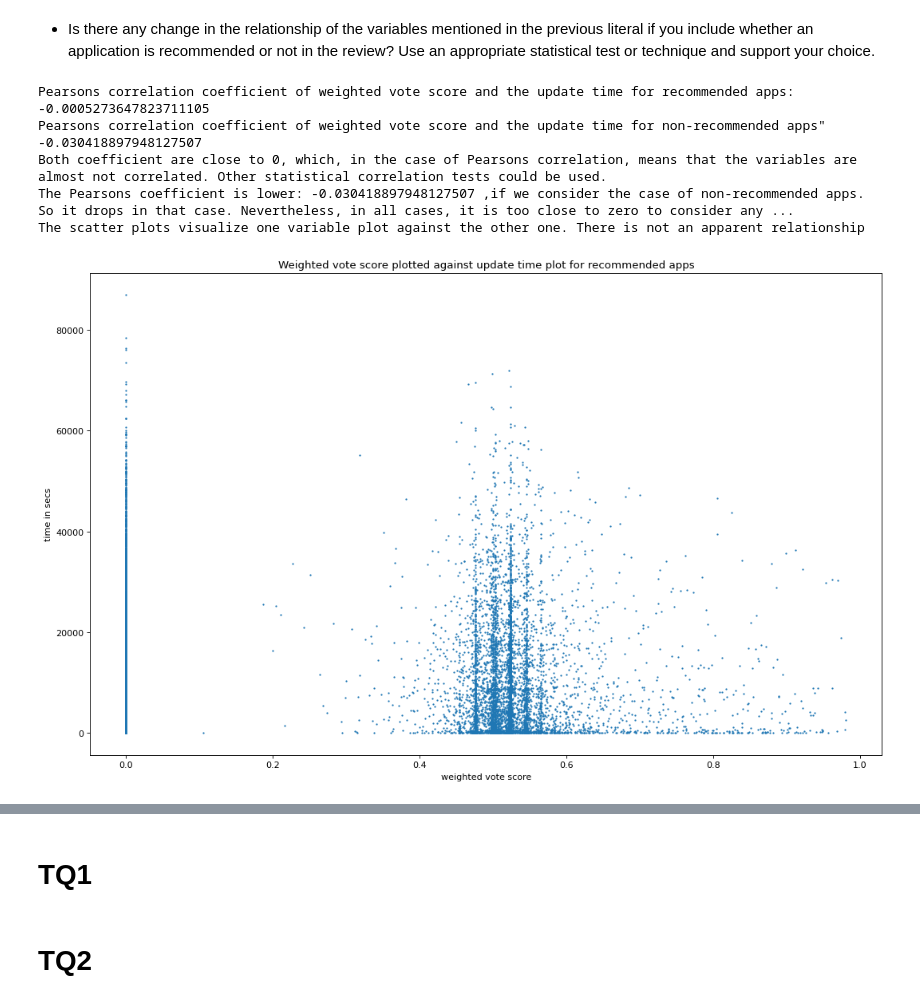
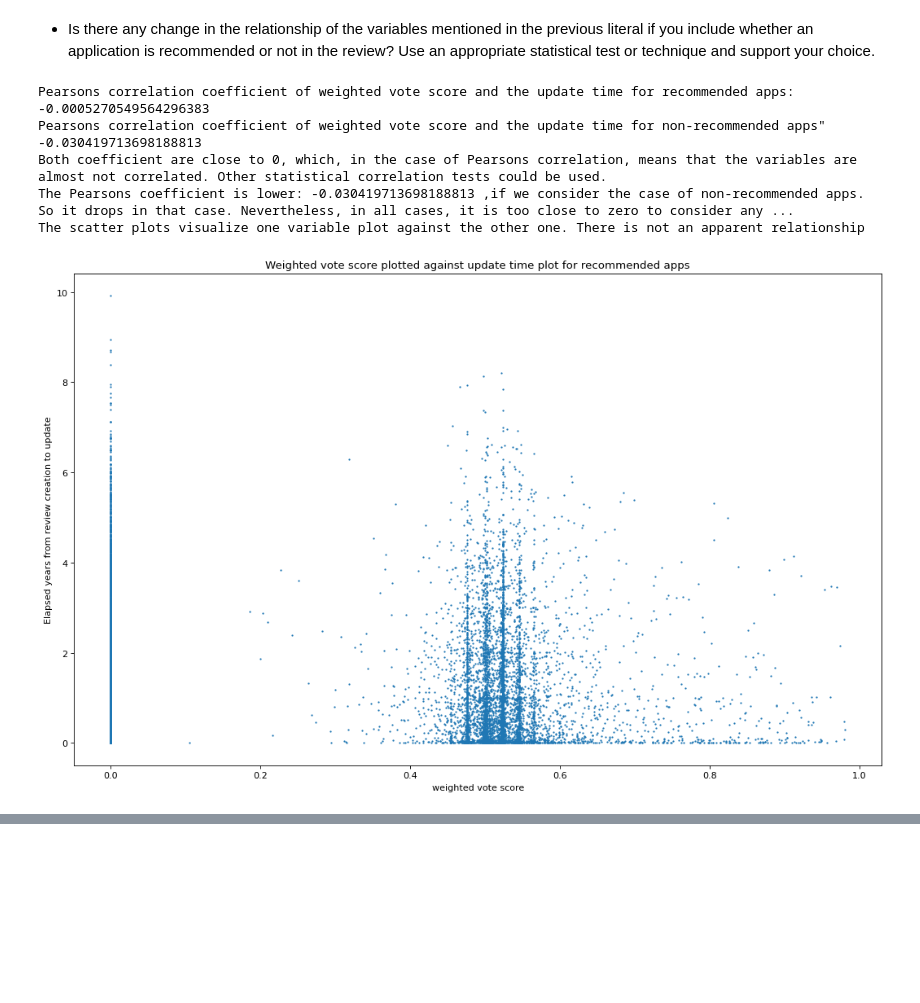
Before and after one commit to pepi99/adm-hw2, a Jupyter notebook: main.ipynb, the cells around one changed output, grey strips where cells are left out. Saved outputs shown, nothing was run; the diff lists cells and outputs as text; code cells hidden in the pictures; blank space fills up the shorter version.

```diff
--- a/main.ipynb
+++ b/main.ipynb
@@ -342,43 +348,45 @@ This coefficient is really close to 0, which means there is no evident correlati
 # %% [markdown]
 - Is there any change in the relationship of the variables mentioned in the previous literal if you include whether an application is recommended or not in the review? Use an appropriate statistical test or technique and support your choice.
 # %%
-nonzero_updates_p = valid_updates[valid_updates['recommended'] == True]
-nonzero_updates_n = valid_updates[valid_updates['recommended'] == False]
+updates_p = valid_updates[valid_updates['recommended'] == True]
+updates_n = valid_updates[valid_updates['recommended'] == False]
 
-x1 = (nonzero_updates_p['timestamp_updated'] - nonzero_updates_p['timestamp_created']).apply(lambda x: int(x/3600)).values
-x2 = (nonzero_updates_n['timestamp_updated'] - nonzero_updates_n['timestamp_created']).apply(lambda x: int(x/3600)).values
+x1 = (updates_p['timestamp_updated'] - updates_p['timestamp_created']).apply(lambda x: x/one_year).values
+x2 = (updates_n['timestamp_updated'] - updates_n['timestamp_created']).apply(lambda x: x/one_year).values
 
-y1 = nonzero_updates_p['weighted_vote_score'].values
-y2 = nonzero_updates_n['weighted_vote_score'].values
+y1 = updates_p['weighted_vote_score'].values
+y2 = updates_n['weighted_vote_score'].values
 
 corr1, _ = pearsonr(x1, y1) # The pearson's correlation coefficient of the recommended apps
 corr2, _ = pearsonr(x2, y2) # The pearson's correlation coefficient of non-recommended apps
 
 print('Pearsons correlation coefficient of weighted vote score and the update time for recommended apps: ', corr1)
 print('Pearsons correlation coefficient of weighted vote score and the update time for non-recommended apps" ', corr2)
 
-print('Both coefficient are close to 0, which, in the case of Pearsons correlation, means that the variables are almost not correlated. Other statistical correlation tests could be used.')
-print('The Pearsons coefficient is lower:', str(corr2), ',if we consider the case of non-recommended apps. So it drops in that case. Nevertheless, in all cases, it is too close to zero to consider any relationship')
+print('Both coefficient are close to 0, which, in the case of Pearsons correlation, \
+means that the variables are almost not correlated. Other statistical correlation tests could be used.')
+print('The Pearsons coefficient is lower:', str(corr2), ',if we consider the case of \
+non-recommended apps. So it drops in that case. Nevertheless, in all cases, it is too close to zero to consider any relationship')
 
 # fig, ax = plt.subplots(figsize=(16, 10), dpi= 80, facecolor='w', edgecolor='k')
 plt.figure(figsize=(16, 10), dpi=80)
 plt.scatter(y1, x1, s=1)
 
 plt.title("Weighted vote score plotted against update time plot for recommended apps")
 plt.xlabel("weighted vote score")
-plt.ylabel("time in secs")
+plt.ylabel('Elapsed years from review creation to update')
 
 plt.figure(figsize=(16, 10), dpi=80)
 plt.scatter(y2, x2, s=1)
 plt.title("Weighted vote score plotted against update time plot for non-recommended apps")
 plt.xlabel("weighted vote score")
-plt.ylabel("time in secs")
+plt.ylabel('Elapsed years from review creation to update')
 
 print('The scatter plots visualize one variable plot against the other one. There is not an apparent relationship')
 # %% [output]
-Pearsons correlation coefficient of weighted vote score and the update time for recommended apps:  -0.0005273647823711105
-Pearsons correlation coefficient of weighted vote score and the update time for non-recommended apps"  -0.030418897948127507
+Pearsons correlation coefficient of weighted vote score and the update time for recommended apps:  -0.0005270549564296383
+Pearsons correlation coefficient of weighted vote score and the update time for non-recommended apps"  -0.030419713698188813
 Both coefficient are close to 0, which, in the case of Pearsons correlation, means that the variables are almost not correlated. Other statistical correlation tests could be used.
-The Pearsons coefficient is lower: -0.030418897948127507 ,if we consider the case of non-recommended apps. So it drops in that case. Nevertheless, in all cases, it is too close to zero to consider any ...
+The Pearsons coefficient is lower: -0.030419713698188813 ,if we consider the case of non-recommended apps. So it drops in that case. Nevertheless, in all cases, it is too close to zero to consider any ...
 The scatter plots visualize one variable plot against the other one. There is not an apparent relationship
-[figure, old version]
+[figure, new version]
@@ -415,7 +423,3 @@ The scatter plots visualize one variable plot against the other one. There is no
 # number that is between the minimum and the median of the data set.
 # The third quartile is the middle number between the median and the
 # maximum value in the group. Box plots also show the outliers of the data.
-# %% [markdown]
-# TQ1
-# %% [markdown]
-# TQ2
```
Also changed, not shown: parts of 19 cells of this notebook.
